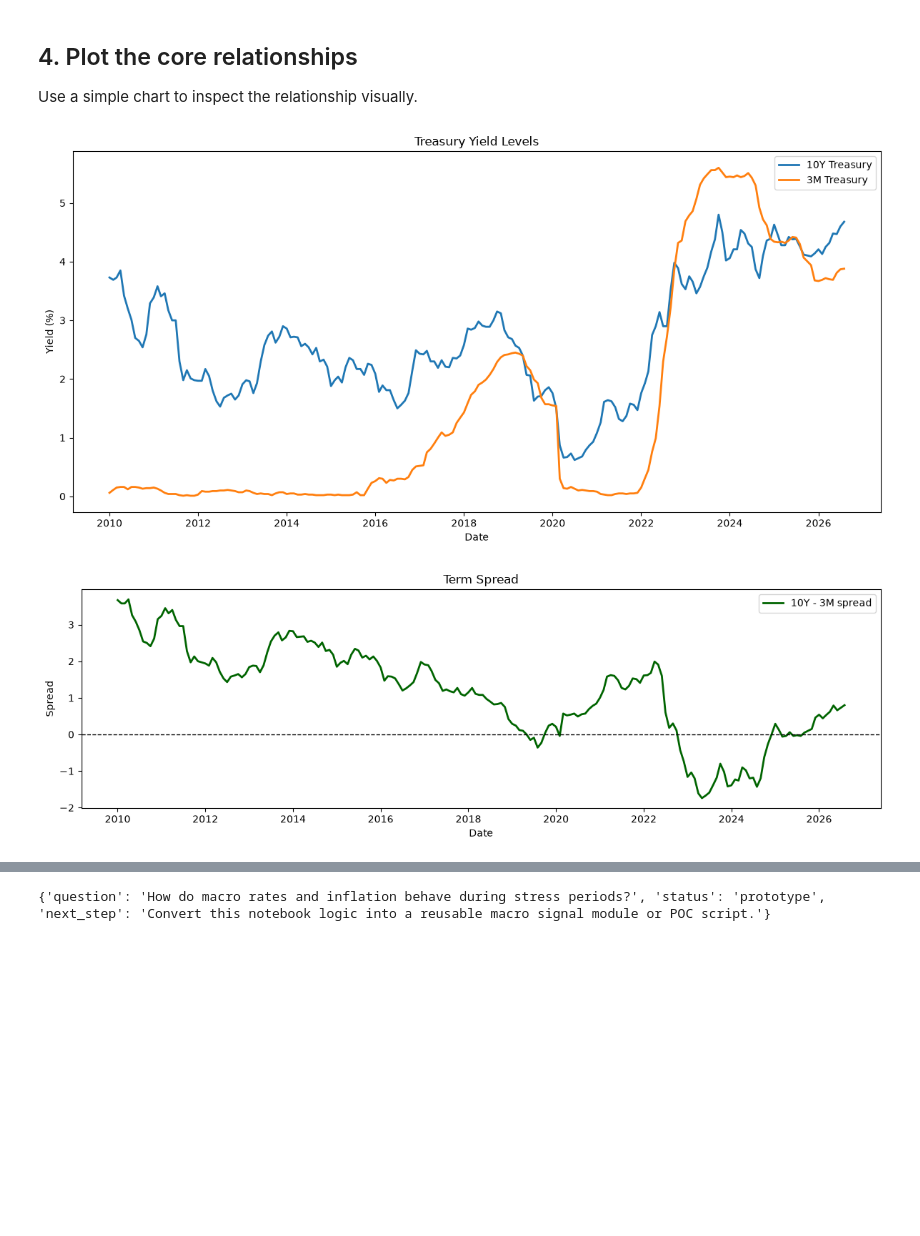
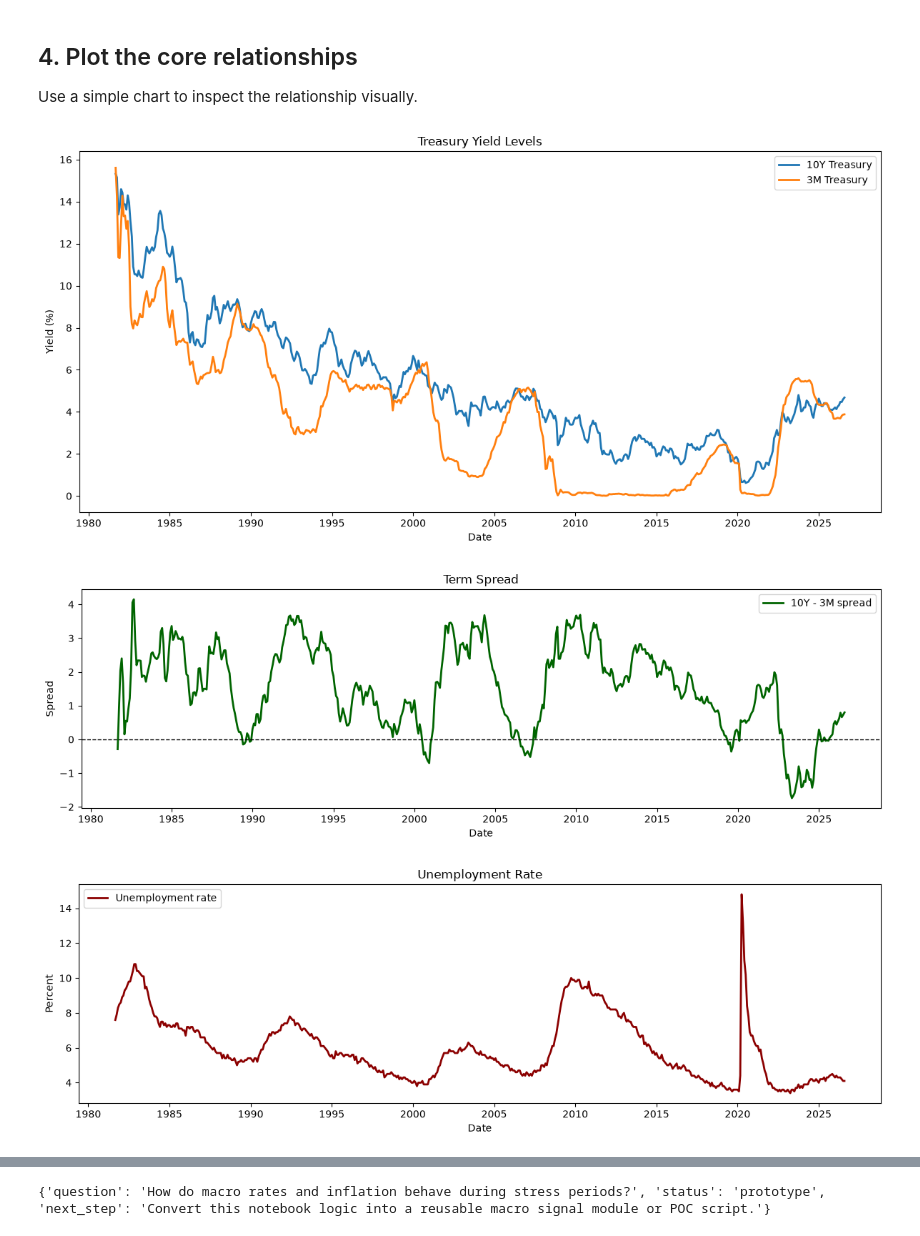
Before and after one commit to ratikantapanda/rkp-quant-rsh-101, a Jupyter notebook: notebooks/01_fred_data_research.ipynb, the cells around one changed output, grey strips where cells are left out. Cells and saved outputs as stored; diff of their text form; code cells hidden in the pictures; blank space fills up the shorter version.

```diff
--- a/notebooks/01_fred_data_research.ipynb
+++ b/notebooks/01_fred_data_research.ipynb
@@ -76,7 +58,7 @@ Selected FRED series:
 - treasury_3m: DGS3MO
 # %%
 # Pull macro data
-start_date = "2010-01-01"
+start_date = "1980-01-01"
 end_date = None
 frequency = "m"
 
@@ -163,8 +138,9 @@ features["term_spread"] = features["treasury_10y"] - features["treasury_3m"]
 features["cpi_yoy"] = features["cpi"].pct_change(12) * 100
 features["fed_funds_12m_change"] = features["fed_funds"].pct_change(12) * 100
 features["unemployment_12m_change"] = features["unemployment"].diff(12)
+features["unemployment_yoy_change"] = features["unemployment"].pct_change(12) * 100
 
-print(features[["term_spread", "cpi_yoy", "fed_funds_12m_change", "unemployment_12m_change"]].tail())
+print(features[["term_spread", "cpi_yoy", "fed_funds_12m_change", "unemployment_12m_change", "unemployment_yoy_change"]].tail())
 # %% [output]
             term_spread   cpi_yoy  fed_funds_12m_change  \
 2026-04-01         0.62  3.947027            -15.935335
@@ -185,25 +161,45 @@ Use a simple chart to inspect the relationship visually.
 # %%
 import matplotlib.pyplot as plt
 
 plt.figure(figsize=(12, 6))
 plt.plot(features["treasury_10y"], label="10Y Treasury", linewidth=2)
 plt.plot(features["treasury_3m"], label="3M Treasury", linewidth=2)
 plt.title("Treasury Yield Levels")
 plt.xlabel("Date")
 plt.ylabel("Yield (%)")
 plt.legend()
 plt.tight_layout()
 plt.show()
 
 plt.figure(figsize=(12, 4))
 plt.plot(features["term_spread"], label="10Y - 3M spread", color="darkgreen", linewidth=2)
 plt.axhline(0, color="black", linestyle="--", linewidth=1)
 plt.title("Term Spread")
 plt.xlabel("Date")
 plt.ylabel("Spread")
 plt.legend()
 plt.tight_layout()
 plt.show()
+
+plt.figure(figsize=(12, 4))
+plt.plot(features["unemployment"], label="Unemployment rate", color="darkred", linewidth=2)
+plt.title("Unemployment Rate")
+plt.xlabel("Date")
+plt.ylabel("Percent")
+plt.legend()
+plt.tight_layout()
+plt.show()
+
+plt.figure(figsize=(12, 4))
+plt.plot(features["term_spread"], label="Term spread", color="darkgreen", linewidth=2)
+plt.plot(features["unemployment"], label="Unemployment rate", color="darkred", linewidth=1.5, alpha=0.7)
+plt.title("Yield Curve vs Unemployment")
+plt.xlabel("Date")
+plt.ylabel("Spread / Percent")
+plt.legend()
+plt.tight_layout()
+plt.show()
 # %% [output]
-[figure, old version]
+[figure, new version]
-[figure, old version]
+[figure, new version]
+[figure, added]
```
Also changed, not shown: parts of 8 cells of this notebook, 1 other file.
